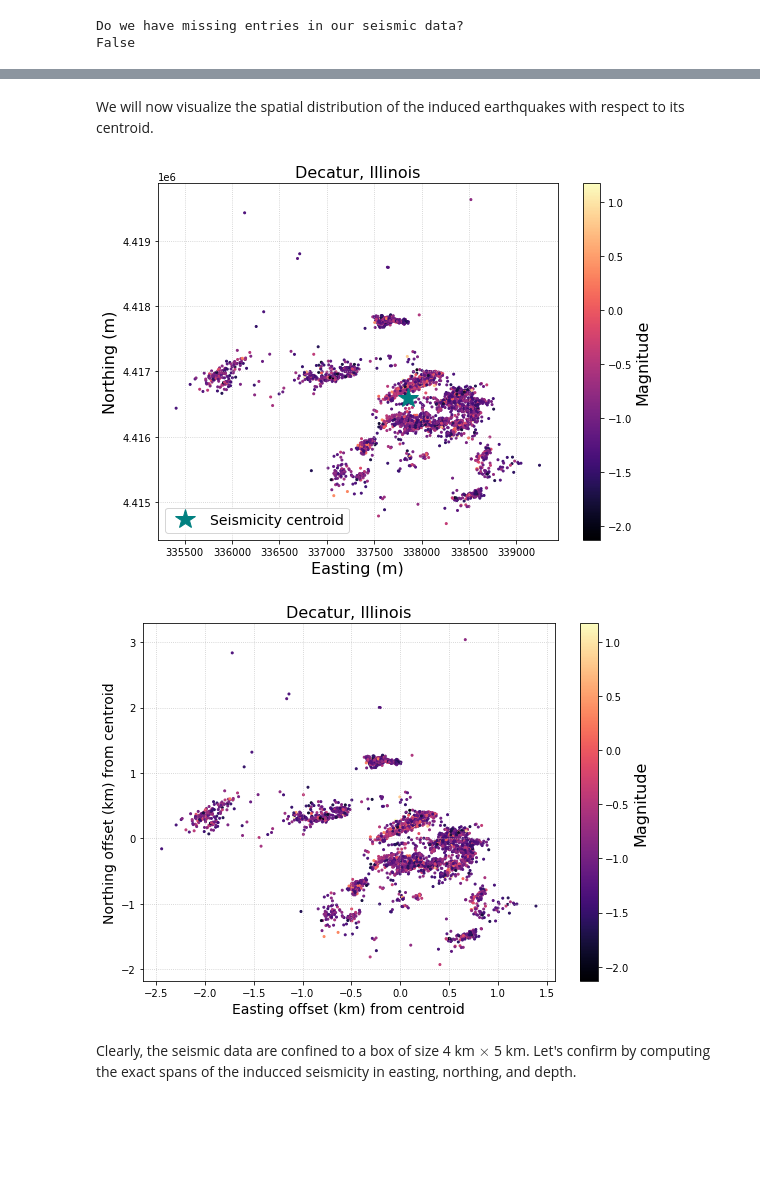
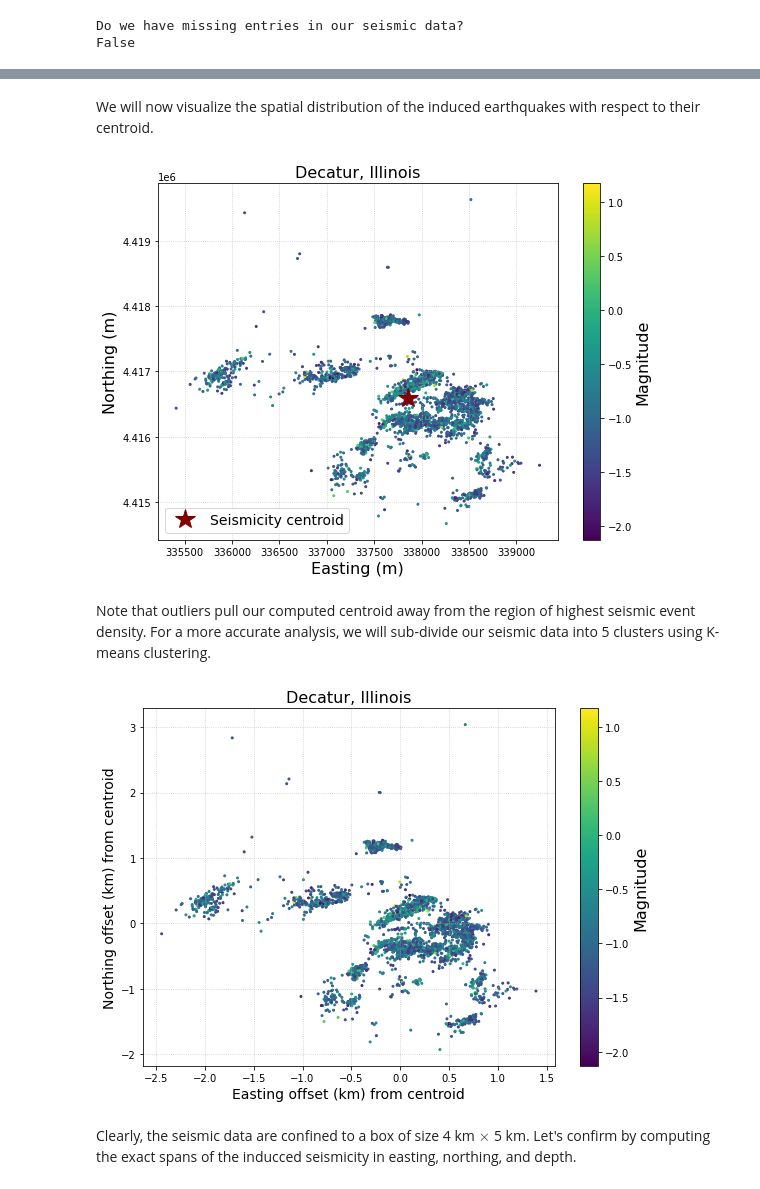
Before and after one commit to hanxiaokaka/Induced_seismic, a Jupyter notebook: notebooks/preprocessing/decatur_illinois.ipynb, the cells around one changed output, grey strips where cells are left out. Cells and saved outputs as stored; diff of their text form; code cells hidden in the pictures; blank space fills up the shorter version.

```diff
--- a/notebooks/preprocessing/decatur_illinois.ipynb
+++ b/notebooks/preprocessing/decatur_illinois.ipynb
@@ -50,7 +56,7 @@ seismic_df.sample(10, random_state=440)
 | 5252 | 1.186785 | 1.357402e+09 | 1911.664127 | 338565.077 | 1.496187e+09 | 6808.0 | 39.870801 | -88.887617 | -1.56 | 4415122.638 | ... |
 | 2987 | 1.196260 | 1.390092e+09 | 2056.278574 | 338489.131 | 1.388154e+09 | 4398.0 | 39.882460 | -88.888825 | -1.24 | 4416418.975 | ... |
 # %% [markdown]
-We will now visualize the spatial distribution of the induced earthquakes with respect to its centroid.
+We will now visualize the spatial distribution of the induced earthquakes with respect to their centroid.
 # %%
 # Compute centroid of induced seismicity as the arithmetic mean of coordinates of induced earthquakes.
 x_seismic_center = np.mean(seismic_df['easting'])
@@ -59,8 +65,8 @@ avg_depth = np.mean(seismic_df['depth'])
 # %%
 # Plot spatial distribution of induced earthquakes.
 fig = plt.figure(figsize=(8,6))
-plt.scatter(seismic_df['easting'], seismic_df['northing'], c=seismic_df['magnitude'], marker='o', s=4, cmap='magma')
-plt.plot(x_seismic_center, y_seismic_center, linestyle='None', marker='*', ms=20, color='teal',
+plt.scatter(seismic_df['easting'], seismic_df['northing'], c=seismic_df['magnitude'], marker='o', s=4, cmap='viridis')
+plt.plot(x_seismic_center, y_seismic_center, linestyle='None', marker='*', ms=20, color='maroon',
         label='Seismicity centroid')
 plt.xlabel('Easting (m)', fontsize=16)
 plt.ylabel('Northing (m)', fontsize=16)
@@ -72,23 +78,25 @@ plt.grid(alpha=0.7, linestyle=':')
 plt.tight_layout()
 plt.show()
 # %% [output]
-[figure, old version]
+[figure, new version]
+# %% [markdown]
+Note that outliers pull our computed centroid away from the region of highest seismic event density. For a more accurate analysis, we will sub-divide our seismic data into 5 clusters using K-means clustering.
 # %%
 # Visualize above distribution relative to the coordinates of the computed centroid.
 fig = plt.figure(figsize=(8,6))
 plt.scatter((seismic_df['easting'] - x_seismic_center)*1e-3,
             (seismic_df['northing'] - y_seismic_center)*1e-3,
-            c=seismic_df['magnitude'], marker='o', s=4, cmap='magma')
+            c=seismic_df['magnitude'], marker='o', s=4, cmap='viridis')
 plt.xlabel('Easting offset (km) from centroid', fontsize=14)
 plt.ylabel('Northing offset (km) from centroid', fontsize=14)
 h = plt.colorbar()
 h.set_label('Magnitude', fontsize=16)
 plt.title('Decatur, Illinois', fontsize=16)
 plt.grid(alpha=0.7, linestyle=':')
 plt.tight_layout()
 plt.show()
 # %% [output]
-[figure, old version]
+[figure, new version]
 # %% [markdown]
 Clearly, the seismic data are confined to a box of size 4 km $\times$ 5 km. Let's confirm by computing the exact spans of the inducced seismicity in easting, northing, and depth.
 # %%
```
Also changed, not shown: parts of 40 cells of this notebook.
